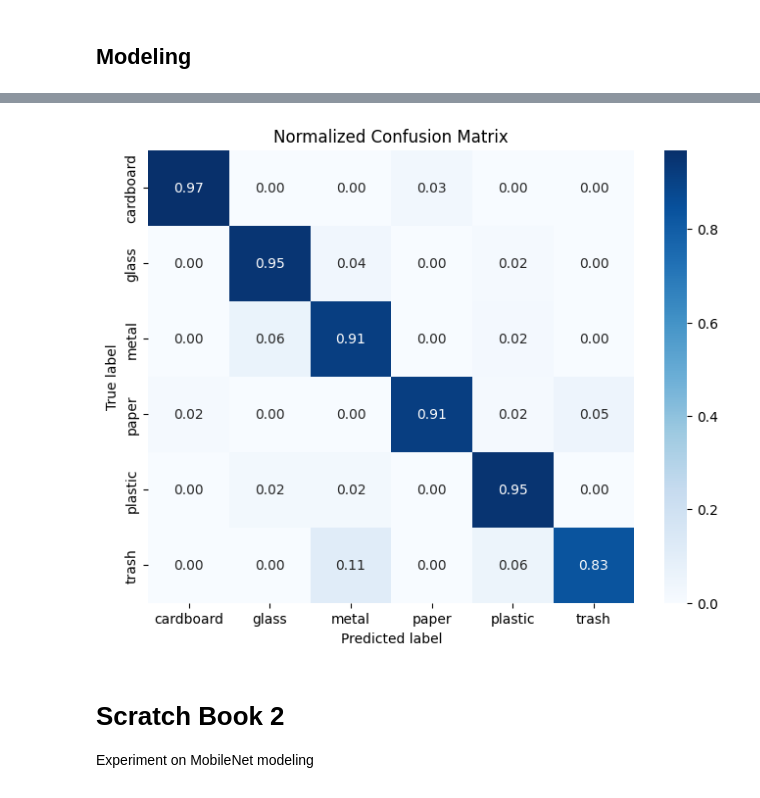
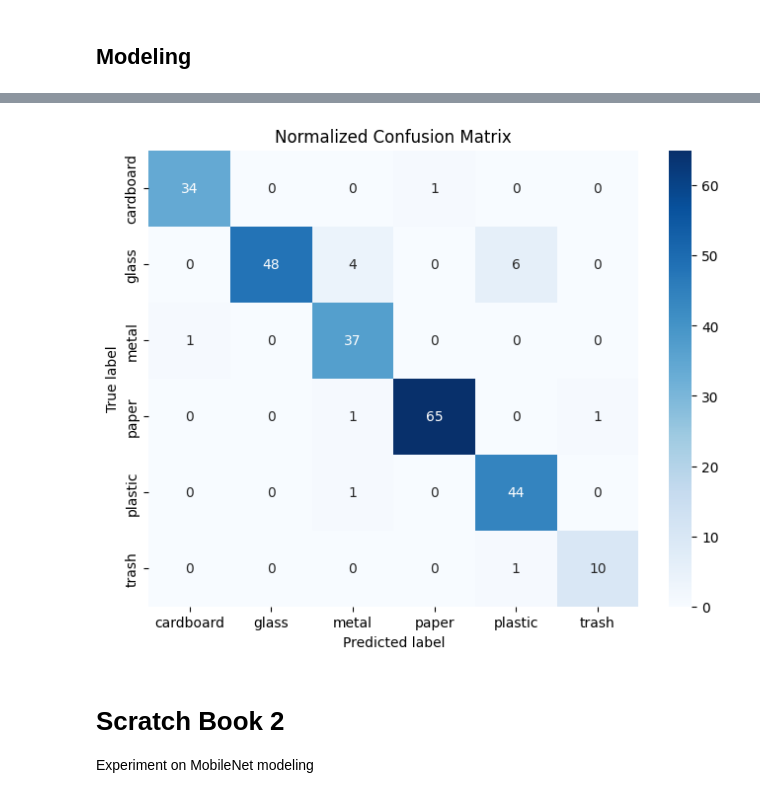
Before and after one commit to Wakugumi/jade, a Jupyter notebook: notebooks/Realtime_Garbage_Classifier_Experiment_Book.ipynb, the cells around one changed output, grey strips where cells are left out. Drawn from its saved outputs; the diff is of its cells as text; code cells hidden in the pictures.

```diff
--- a/notebooks/Realtime_Garbage_Classifier_Experiment_Book.ipynb
+++ b/notebooks/Realtime_Garbage_Classifier_Experiment_Book.ipynb
@@ -337,16 +324,15 @@ weighted avg       0.93      0.93      0.93       254
 # %%
 cm = confusion_matrix(all_labels, all_predicted)
-cm_norm = cm.astype('float') / cm.sum(axis=1)[:, np.newaxis]
 
 plt.figure(figsize=(8,6))
-sns.heatmap(cm_norm, annot=True, fmt=".2f", cmap='Blues',
+sns.heatmap(cm, annot=True,cmap='Blues',
             xticklabels=classes, yticklabels=classes)
 plt.ylabel('True label')
 plt.xlabel('Predicted label')
 plt.title('Normalized Confusion Matrix')
 plt.show()
 # %% [output]
-[figure, old version]
+[figure, new version]
 # %%
 !cp ./best_model.pth ./drive/MyDrive/trash_classifier_resnet50.pth
 # %% [markdown]
```
Also changed, not shown: parts of 10 cells of this notebook.
